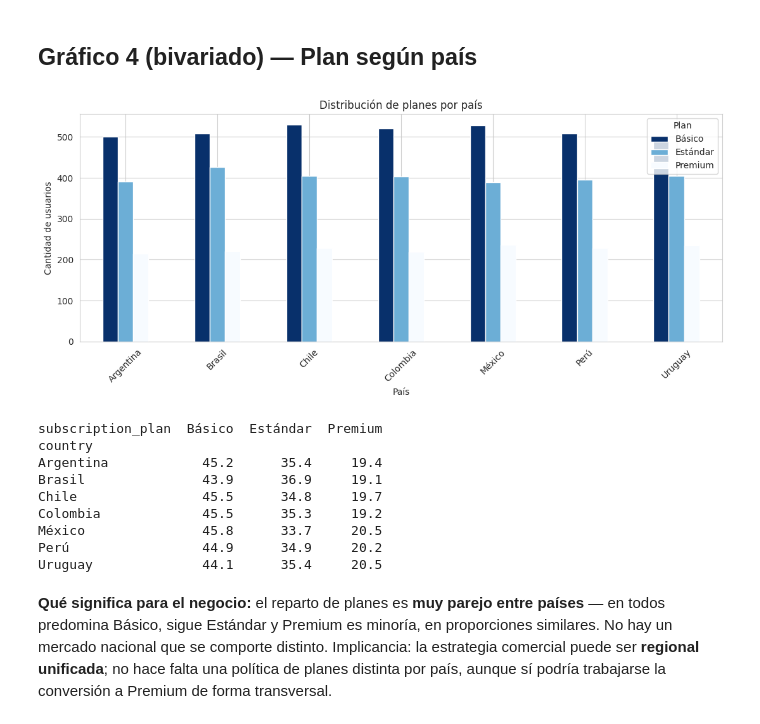
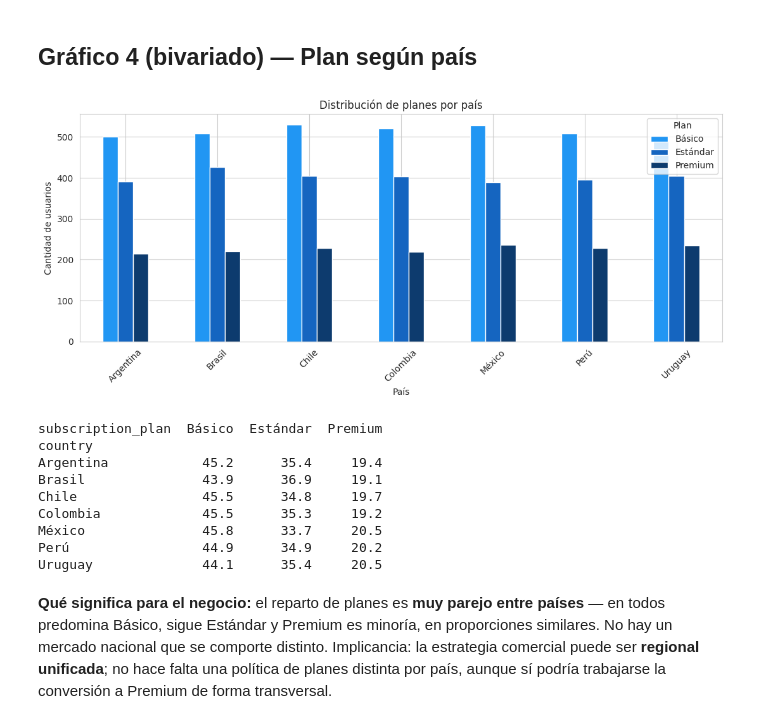
Before and after one commit to Emvcab/PI_Mineria_Datos_1, a Jupyter notebook: notebooks/03_eda.ipynb, the cells around one changed output. Drawn from its saved outputs; the diff is of its cells as text; code cells hidden in the pictures.

```diff
--- a/notebooks/03_eda.ipynb
+++ b/notebooks/03_eda.ipynb
@@ -127,16 +127,16 @@ Name: monthly_watch_time_mins, dtype: float64
 # %%
 ct = pd.crosstab(df['country'], df['subscription_plan'])
 ct = ct[orden]  # ordenar columnas
-ct.plot(kind='bar', stacked=False, figsize=(11,5), colormap='Blues_r', edgecolor='white')
+ct.plot(kind='bar', stacked=False, figsize=(11,5), color=['#2196F3','#1565C0','#0D3B6E'], edgecolor='white')
 plt.title('Distribución de planes por país')
 plt.xlabel('País'); plt.ylabel('Cantidad de usuarios')
 plt.xticks(rotation=45); plt.legend(title='Plan')
 plt.tight_layout(); plt.show()
 
 # Porcentajes por país (perfil)
 print((pd.crosstab(df['country'], df['subscription_plan'], normalize='index')*100).round(1)[orden])
 # %% [output]
-[figure, old version]
+[figure, new version]
 subscription_plan  Básico  Estándar  Premium
 country
 Argentina            45.2      35.4     19.4
```
